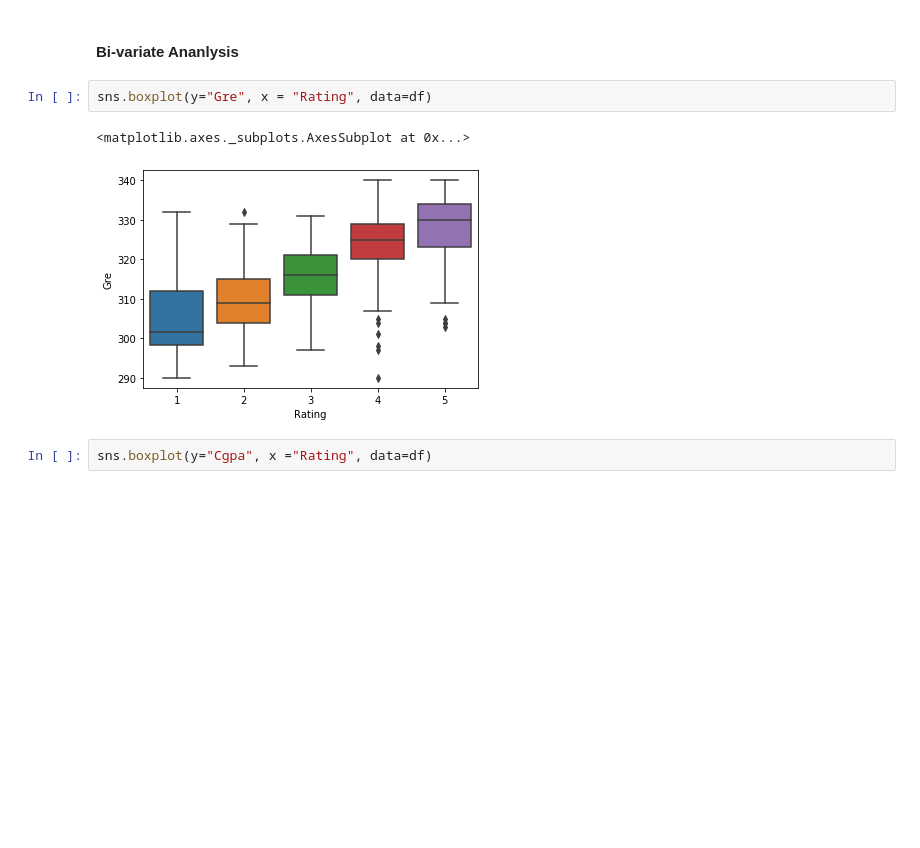
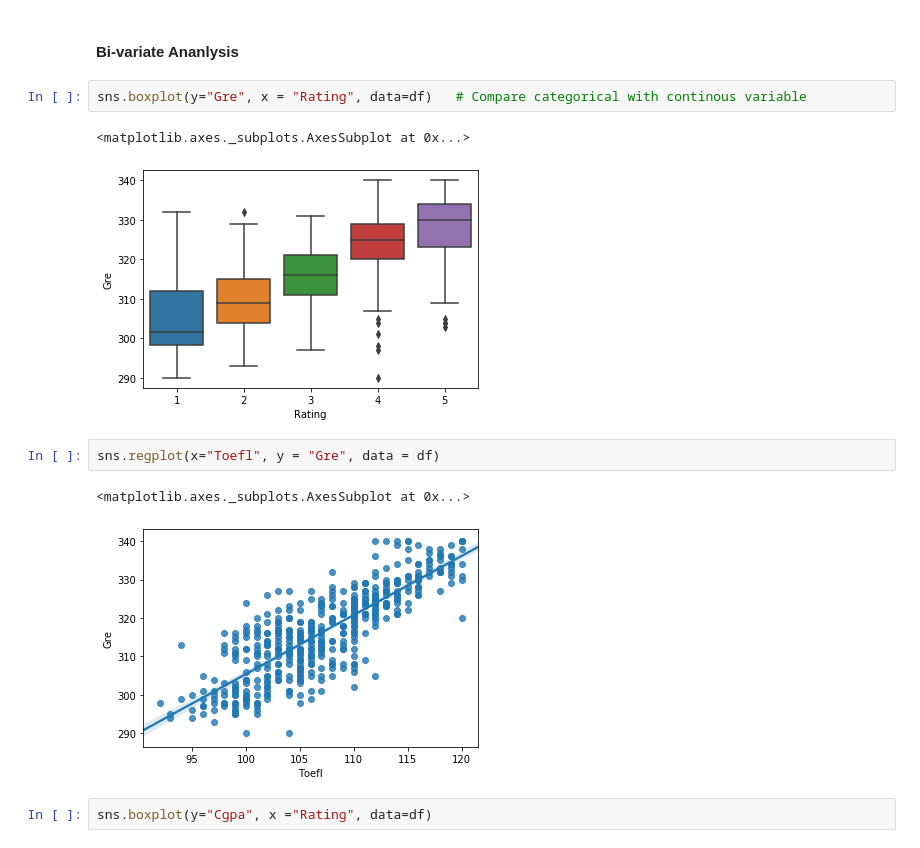
Before and after one commit to srikanthpragada/DS_11_NOV_2019, a Jupyter notebook: admission/admission.ipynb, the cells around one changed output. Cells and saved outputs as stored; diff of their text form; blank space fills up the shorter version.

```diff
--- a/admission/admission.ipynb
+++ b/admission/admission.ipynb
@@ -127,10 +110,15 @@ sns.boxplot(y="Cgpa",orient="v", data=df, showmeans=True, meanline=True)
 # %% [markdown]
 #### Bi-variate Ananlysis
 # %%
-sns.boxplot(y="Gre", x = "Rating", data=df)
+sns.boxplot(y="Gre", x = "Rating", data=df)   # Compare categorical with continous variable
 # %% [output]
 <matplotlib.axes._subplots.AxesSubplot at 0x...>
 [figure]
+# %%
+sns.regplot(x="Toefl", y = "Gre", data = df)
+# %% [output]
+<matplotlib.axes._subplots.AxesSubplot at 0x...>
+[figure, added]
 # %%
 sns.boxplot(y="Cgpa", x ="Rating", data=df)
 # %% [output]
```
Also changed, not shown: parts of 12 cells of this notebook, 1 other file.
